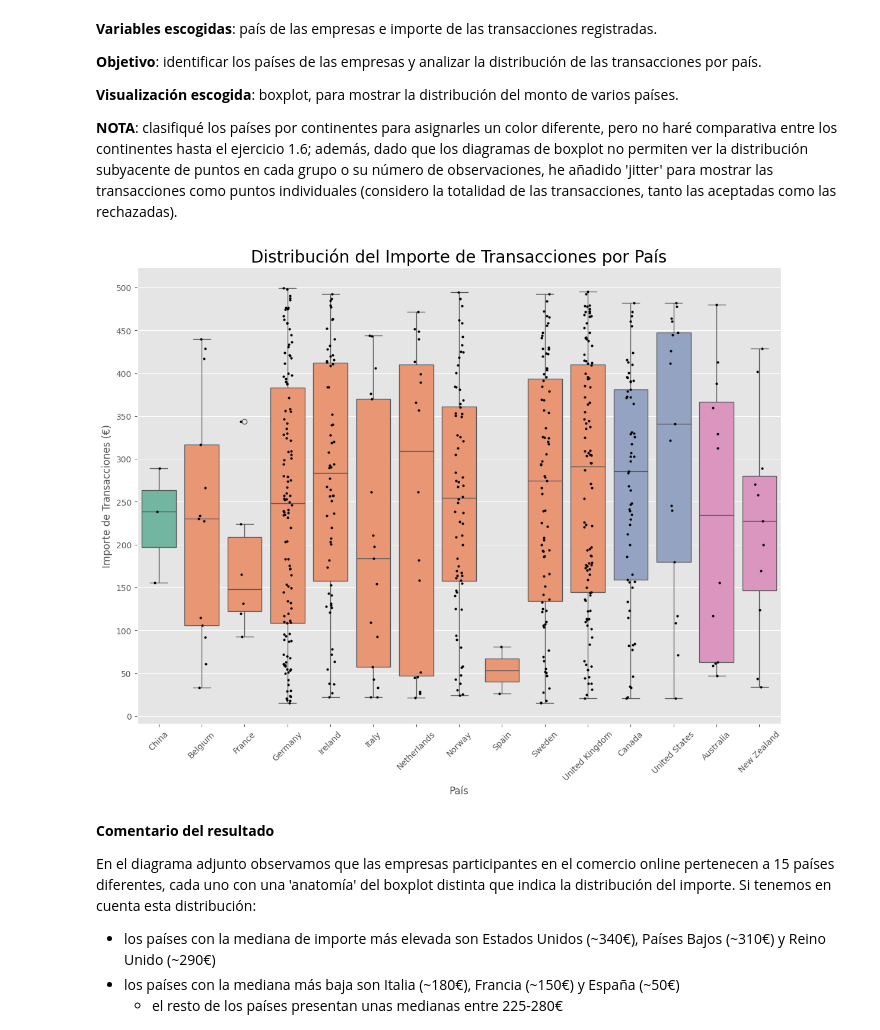
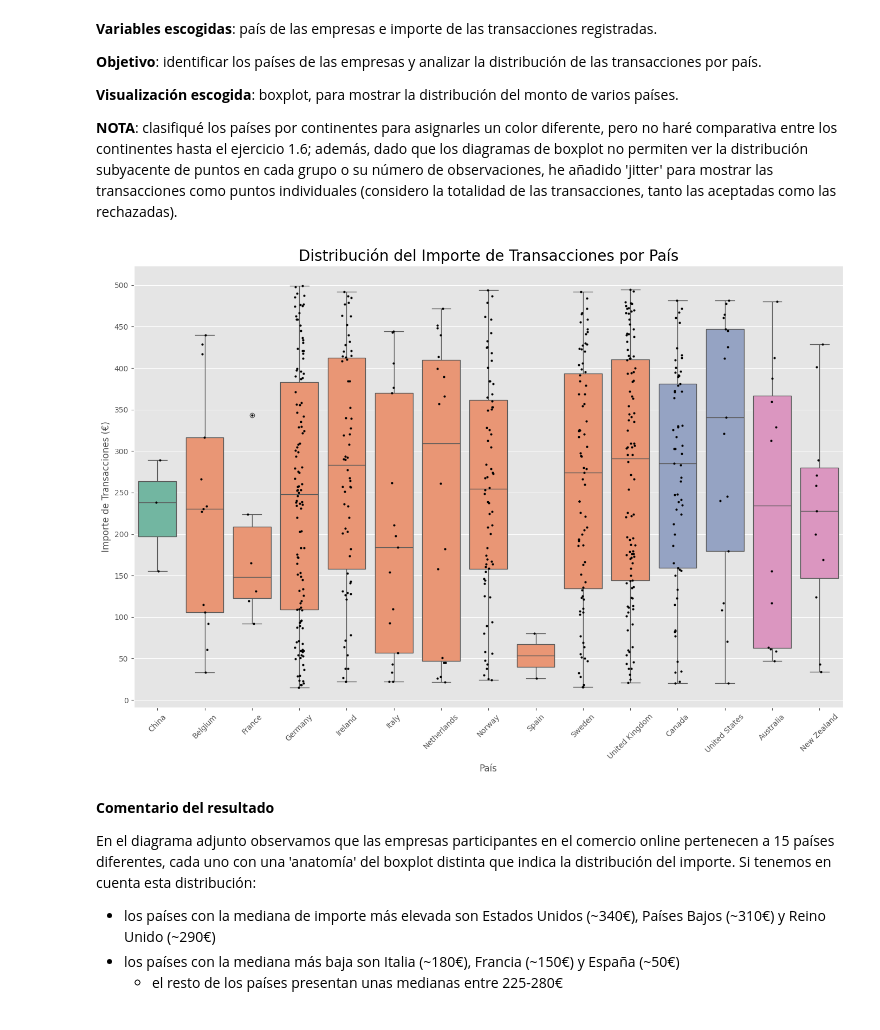
Before and after one commit to natalyamn/DataAnalytics_ITAcademy, a Jupyter notebook: 08. Sprint 8 Python/8.1 Visualizaciones en Python/Sprint8.01_NM.ipynb, the cells around one changed output. Drawn from its saved outputs; the diff is of its cells as text; code cells hidden in the pictures.

```diff
--- a/08. Sprint 8 Python/8.1 Visualizaciones en Python/Sprint8.01_NM.ipynb
+++ b/08. Sprint 8 Python/8.1 Visualizaciones en Python/Sprint8.01_NM.ipynb
@@ -249,18 +252,19 @@ transaction_company.sort_values(by=['Continent','company_country'],inplace=True)
 # %%
 plt.figure(figsize=(14,10))
 
 ax = sns.boxplot(x='company_country', y='amount', data=transaction_company, hue='Continent', legend=False, palette='Set2')
 ax = sns.stripplot(x='company_country', y='amount', data=transaction_company, color='black', jitter=0.1, size=3)
 
 plt.yticks(bins)
 ax.tick_params(axis='x', labelrotation=45)
 plt.title('Distribución del Importe de Transacciones por País', fontsize=20)
 plt.xlabel('País')
 plt.ylabel('Importe de Transacciones (€)')
+plt.tight_layout()
 
 plt.show()
 # %% [output]
-[figure, old version]
+[figure, new version]
 # %% [markdown]
 **Comentario del resultado**
 
```
Also changed, not shown: parts of 9 cells of this notebook.
